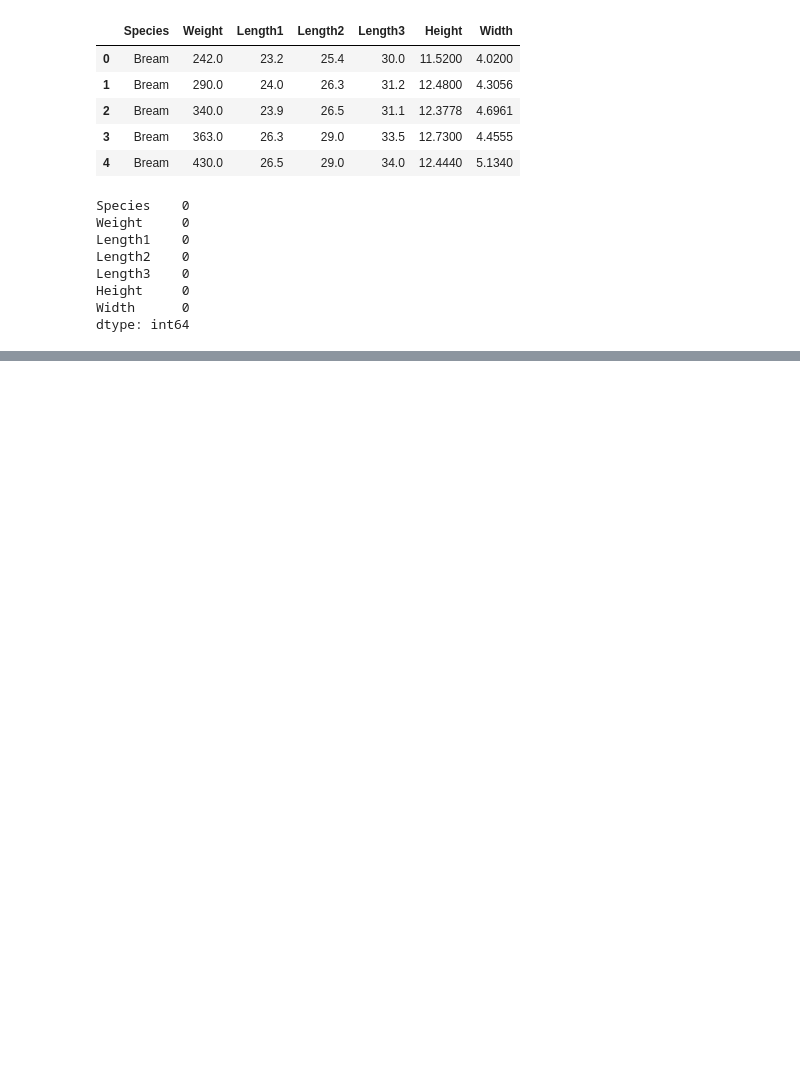
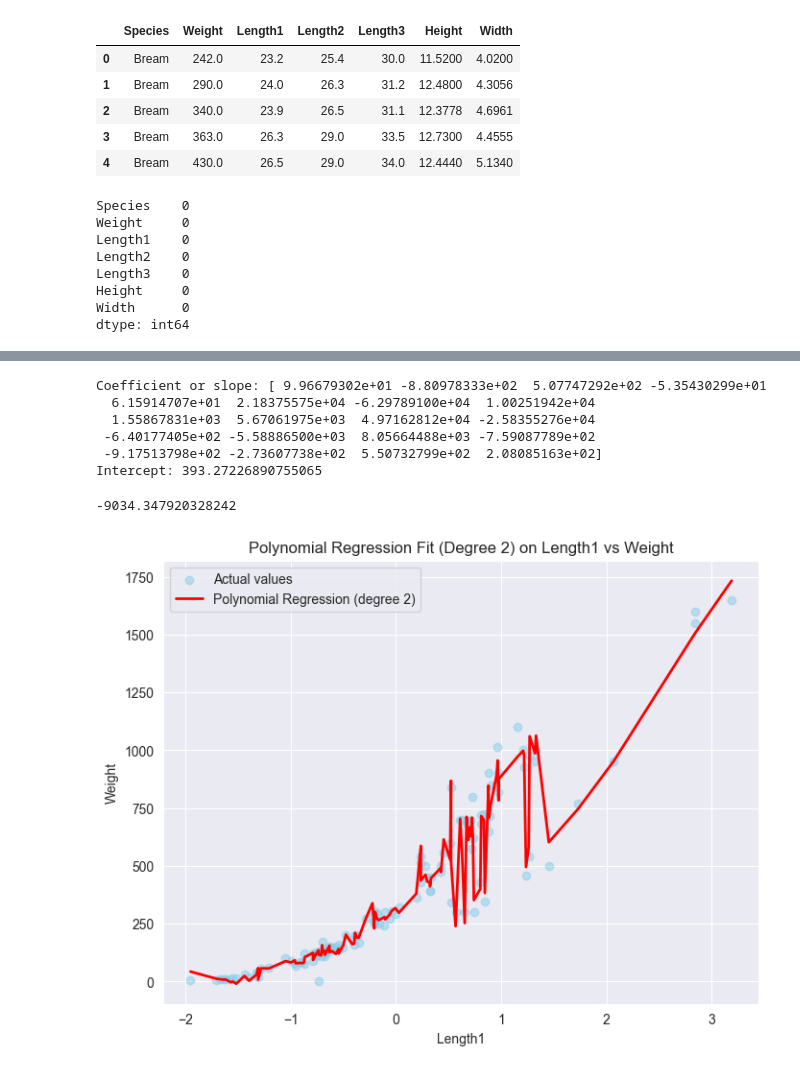
Before and after one commit to itssahilwhat/AI-Fundamentals, a Jupyter notebook: Linear Regression/Polynomial Linear Regression.ipynb, the cells around one changed output, grey strips where cells are left out. Drawn from its saved outputs; the diff is of its cells as text; code cells hidden in the pictures; blank space fills up the shorter version.

```diff
--- a/Linear Regression/Polynomial Linear Regression.ipynb
+++ b/Linear Regression/Polynomial Linear Regression.ipynb
@@ -50,0 +53,27 @@ for column in X.columns:
+# %%
+poly = PolynomialFeatures(degree=2, include_bias=False)  # Adjust degree as needed
+X_train = poly.fit_transform(X_train)
+X_test = poly.transform(X_test)
+# %%
+scaler = StandardScaler()
+X_train = scaler.fit_transform(X_train)
+X_test = scaler.transform(X_test)
+# %%
+regression = LinearRegression(n_jobs=-1)
+regression.fit(X_train, y_train)
+
+print("Coefficient or slope:", regression.coef_)
+print("Intercept:", regression.intercept_)
+# %% [output]
+Coefficient or slope: [ 9.96679302e+01 -8.80978333e+02  5.07747292e+02 -5.35430299e+01
+  6.15914707e+01  2.18375575e+04 -6.29789100e+04  1.00251942e+04
+  1.55867831e+03  5.67061975e+03  4.97162812e+04 -2.58355276e+04
+ -6.40177405e+02 -5.58886500e+03  8.05664488e+03 -7.59087789e+02
+ -9.17513798e+02 -2.73607738e+02  5.50732799e+02  2.08085163e+02]
+Intercept: 393.27226890755065
+# %%
+validation_score = cross_val_score(regression,X_train,y_train,scoring='neg_mean_squared_error',
+                                cv=3)
+np.mean(validation_score)
+# %% [output]
+-9034.347920328242
@@ -50,0 +82,17 @@ for column in X.columns:
+# %%
+y_train_pred = regression.predict(X_train)
+
+sorted_indices = np.argsort(X_train[:, 2])
+X_train_sorted = X_train[:, 2][sorted_indices]
+y_train_pred_sorted = y_train_pred[sorted_indices]
+# %%
+plt.figure(figsize=(8, 6))
+plt.scatter(X_train[:, 2], y_train, color='skyblue', alpha=0.5, label='Actual values')
+plt.plot(X_train_sorted, y_train_pred_sorted, color='red', linewidth=2, label='Polynomial Regression (degree 2)')
+plt.xlabel('Length1')
+plt.ylabel('Weight')
+plt.title('Polynomial Regression Fit (Degree 2) on Length1 vs Weight')
+plt.legend()
+plt.show()
+# %% [output]
+[figure, added]
```
Also changed, not shown: parts of 10 cells of this notebook.
